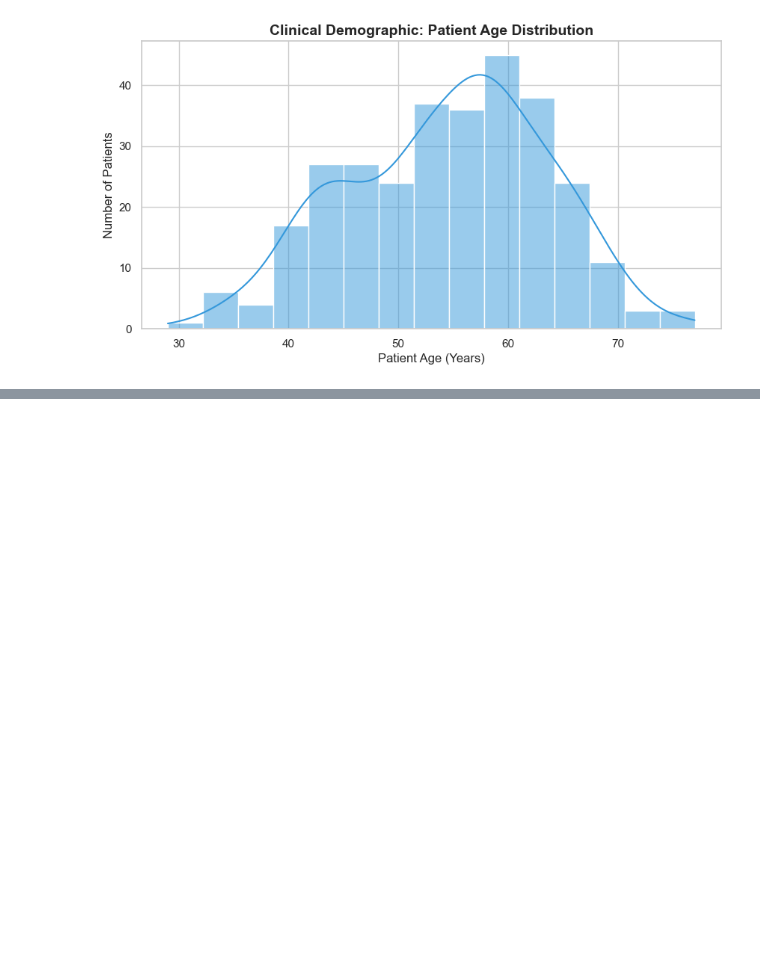
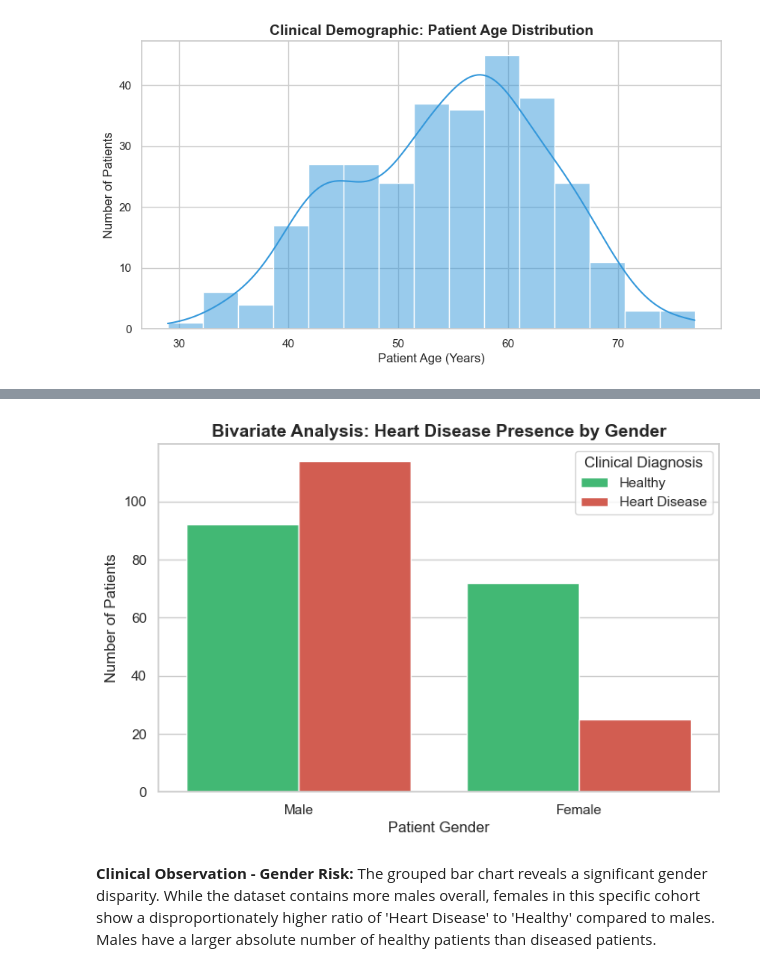
Before and after one commit to KrishnaveniMitukula/Healthcare-Disease-Prediction, a Jupyter notebook: week2_EDA.ipynb, the cells around one changed output, grey strips where cells are left out. Saved outputs shown, nothing was run; the diff lists cells and outputs as text; code cells hidden in the pictures; blank space fills up the shorter version.

Commit message:
viz: perform bivariate analysis on gender vs heart disease diagnosis

```diff
--- a/week2_EDA.ipynb
+++ b/week2_EDA.ipynb
@@ -34,0 +41,18 @@ plt.show()
+# %%
+# 1. Create a temporary dataframe just for plotting so we get readable labels
+plot_df = df.copy()
+plot_df['sex'] = plot_df['sex'].map({0.0: 'Female', 1.0: 'Male'})
+plot_df['target'] = plot_df['target'].map({0: 'Healthy', 1: 'Heart Disease'})
+# 2. Bivariate Analysis: Grouped Bar Chart
+plt.figure(figsize=(8, 5))
+sns.countplot(data=plot_df, x='sex', hue='target', palette=['#2ECC71', '#E74C3C'])
+plt.title('Bivariate Analysis: Heart Disease Presence by Gender', fontsize=14, fontweight='bold')
+plt.xlabel('Patient Gender', fontsize=12)
+plt.ylabel('Number of Patients', fontsize=12)
+plt.legend(title='Clinical Diagnosis')
+plt.show()
+# %% [output]
+[figure, added]
+# %% [markdown]
+**Clinical Observation - Gender Risk:**
+The grouped bar chart reveals a significant gender disparity. While the dataset contains more males overall, females in this specific cohort show a disproportionately higher ratio of 'Heart Disease' to 'Healthy' compared to males. Males have a larger absolute number of healthy patients than diseased patients.
```
Also changed, not shown: parts of 2 cells of this notebook.
